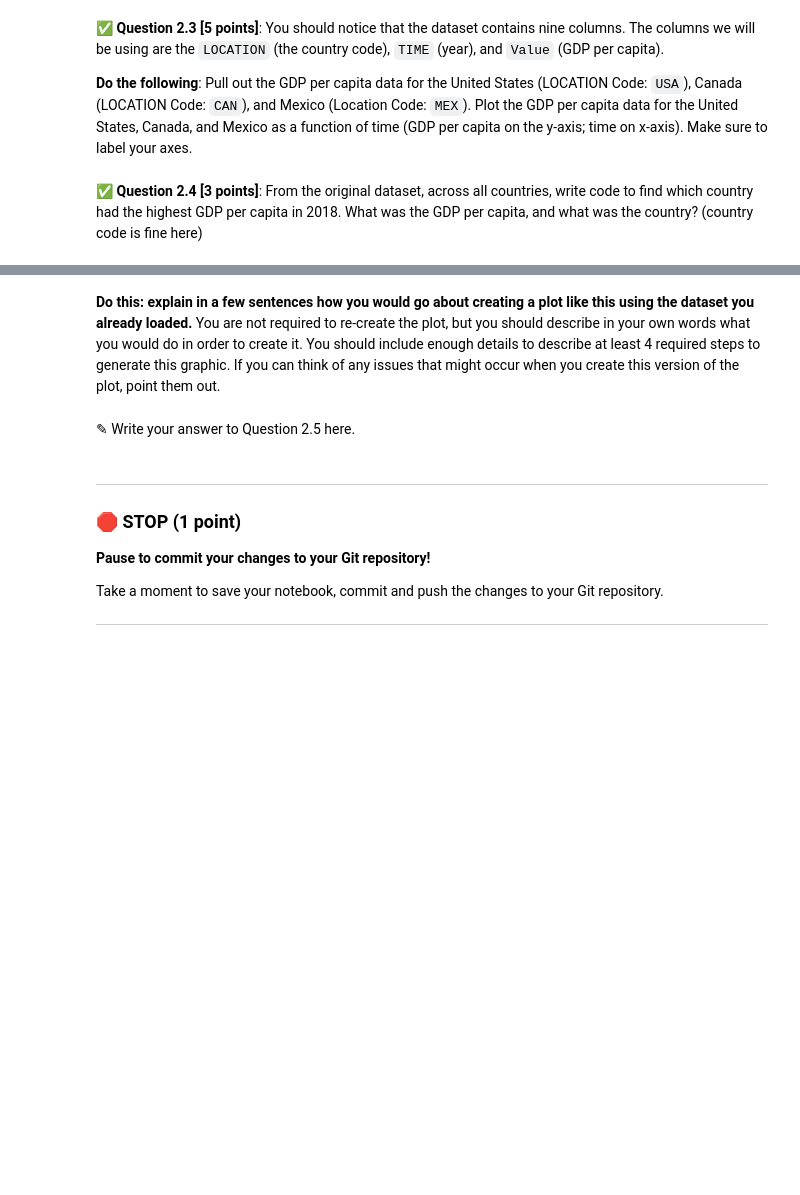
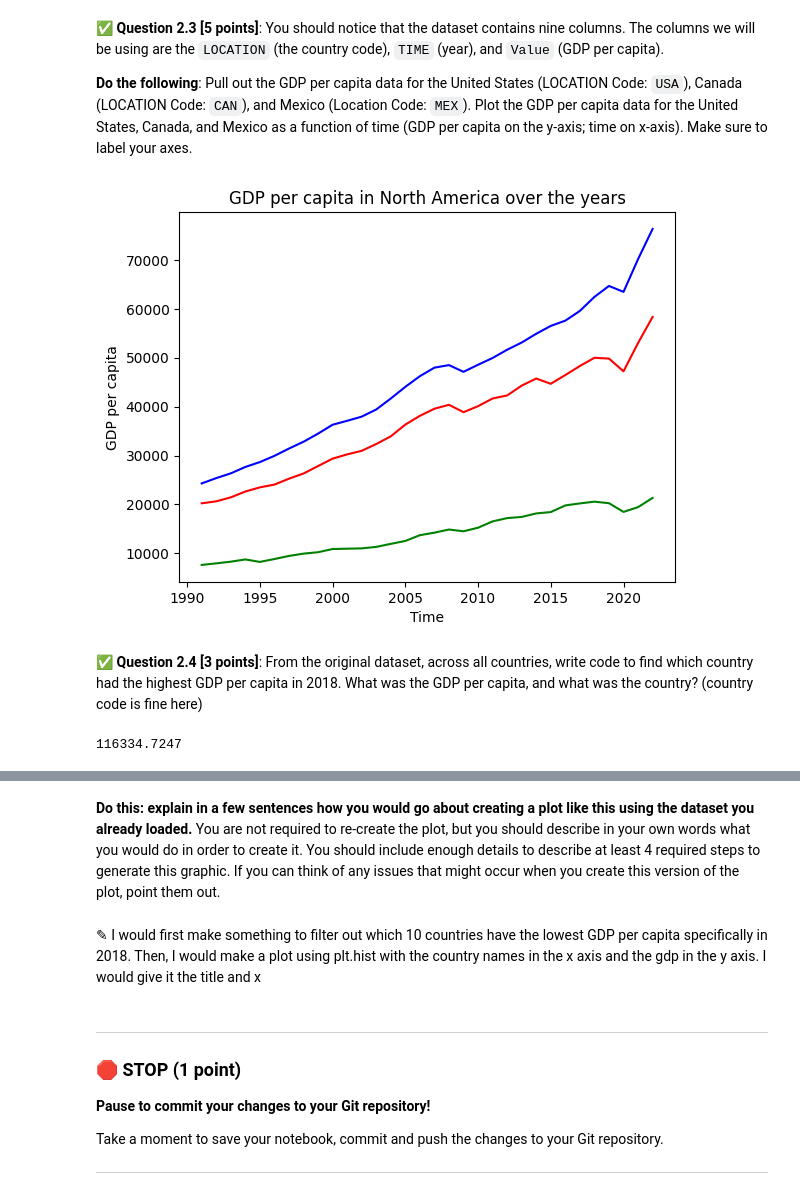
Before and after one commit to Alexcrossmung/CMSE202-S26-turnin, a Jupyter notebook: midterm/CMSE202-Midterm-Section002-STUDENT.ipynb, the cells around one changed output, grey strips where cells are left out. Saved outputs shown, nothing was run; the diff lists cells and outputs as text; code cells hidden in the pictures; blank space fills up the shorter version.

```diff
--- a/midterm/CMSE202-Midterm-Section002-STUDENT.ipynb
+++ b/midterm/CMSE202-Midterm-Section002-STUDENT.ipynb
@@ -95,3 +106,7 @@ Download the datafile `gdp_annual_usd_oecd.csv`.  The direct link to the file is
 And, you can also use `dir()` to get a list of all the methods and attributes of a package or object. For example, you can run `dir(pandas)` to get a list of all the methods and attributes in the pandas package, and you can run `dir(pandas.DataFrame)` to get a list of all the methods and attributes of the DataFrame class in pandas.
 # %%
 ### Put your code for Question 2.2 here
+import pandas as pd
+
+df = pd.read_csv("gdp_annual_usd_oecd.csv")
+df.head(5)
@@ -103,10 +125,39 @@ And, you can also use `dir()` to get a list of all the methods and attributes of
 Pull out the GDP per capita data for the United States (LOCATION Code: `USA`), Canada (LOCATION Code: `CAN`), and Mexico (Location Code: `MEX`).  Plot the GDP per capita data for the United States, Canada, and Mexico as a function of time (GDP per capita on the y-axis; time on x-axis).  Make sure to label your axes.
 # %%
 ### Put your code for Question 2.3 here
+import matplotlib.pyplot as plt
+
+location = df['LOCATION']
+gdp = df['Value']
+time = df['TIME']
+
+USA_gdp = gdp[location == 'USA']
+CAN_gdp = gdp[location == 'CAN']
+MEX_gdp = gdp[location == 'MEX']
+
+USA_time = time[location == 'USA']
+CAN_time = time[location == 'CAN']
+MEX_time = time[location == 'MEX']
+
+USA_plot = plt.plot(USA_time, USA_gdp, color = "b")
+CAN_plot = plt.plot(CAN_time, CAN_gdp, color = "r")
+MEX_plot = plt.plot(MEX_time, MEX_gdp, color = "g")
+USA_plot
+CAN_plot
+MEX_plot
+plt.title("GDP per capita in North America over the years")
+plt.xlabel("Time")
+plt.ylabel("GDP per capita")
+plt.show()
+# %% [output]
+[figure, added]
 # %% [markdown]
 &#9989; **Question 2.4 [3 points]**: From the original dataset, across all countries, write code to find which country had the highest GDP per capita in 2018.  What was the GDP per capita, and what was the country? (country code is fine here)
 # %%
 ### Put your code for Question 2.4 here
+gdp[time == 2018].max()
+# %% [output]
+116334.7247
 # %% [markdown]
 &#9989; **Question 2.5 [4 points]**: The following figure presents the GDP per capita for the countries with the 10 lowest GDP's per capita in 2018.  The values plotted are normalized (divided) by the GDP per capita from the country with the maximum GDP per captia.
 
@@ -114,7 +165,7 @@ Pull out the GDP per capita data for the United States (LOCATION Code: `USA`), C
 # %% [markdown]
 **Do this: explain in a few sentences how you would go about creating a plot like this using the dataset you already loaded.** You are not required to re-create the plot, but you should describe in your own words what you would do in order to create it. You should include enough details to describe at least 4 required steps to generate this graphic.  If you can think of any issues that might occur when you create this version of the plot, point them out.
 # %% [markdown]
-<font size=+1>&#9998; Write your answer to Question 2.5 here.  </font>
+<font size=+1>&#9998; I would first make something to filter out which 10 countries have the lowest GDP per capita specifically in 2018. Then, I would make a plot using plt.hist with the country names in the x axis and the gdp in the y axis. I would give it the title and x   </font>
 # %% [markdown]
 ---
 ### &#128721; STOP (1 point)
```
Also changed, not shown: parts of 5 cells of this notebook, 1 other file.
